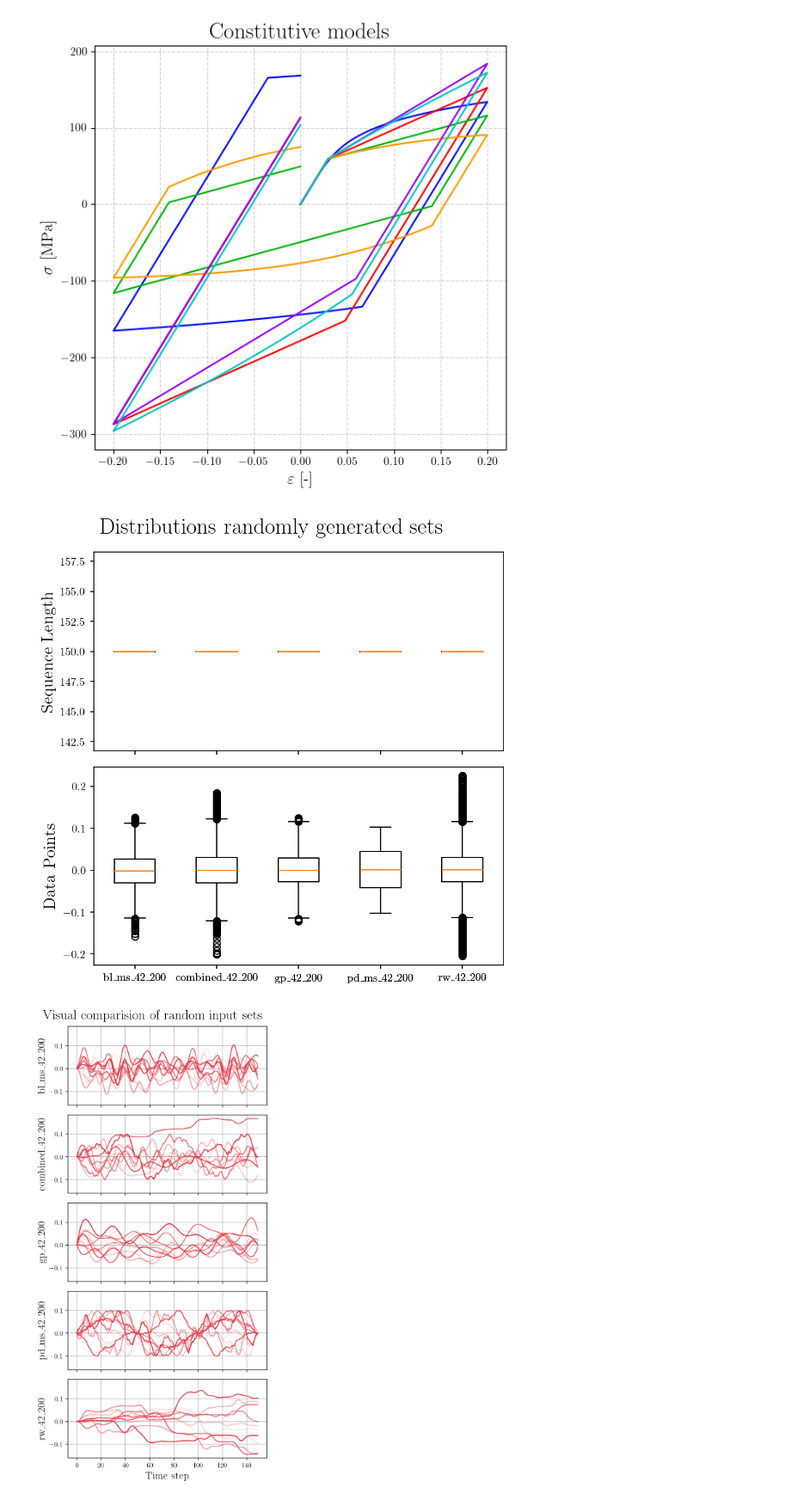
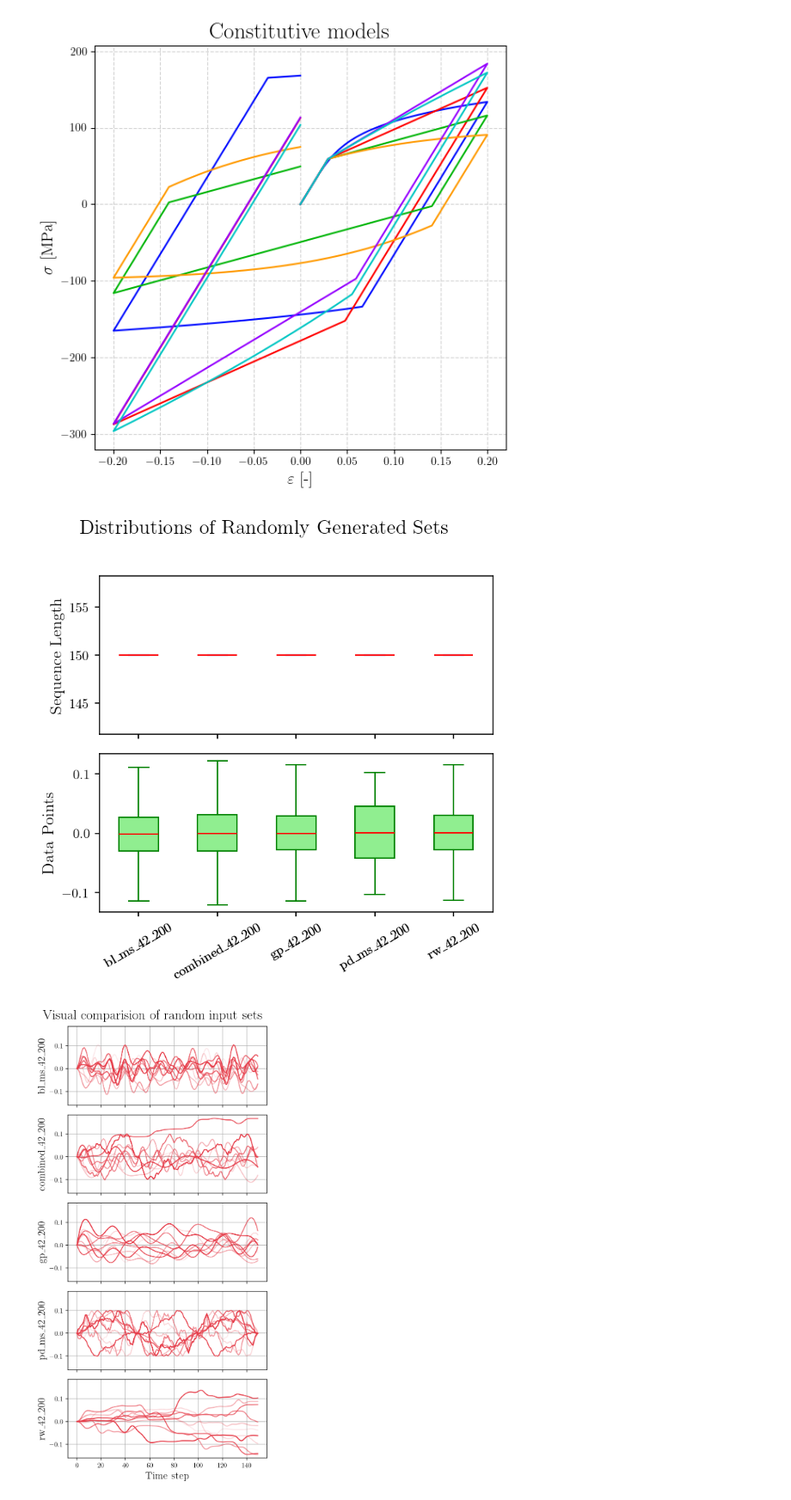
Before and after one commit to zsoca000/EP-neural-nets, a Jupyter notebook: notebooks/task0-data-visualization.ipynb, the cells around one changed output. Shown at 86% size. Saved outputs shown, nothing was run; the diff lists cells and outputs as text; code cells hidden in the pictures.

```diff
--- a/data/visualize.ipynb
+++ b/notebooks/task0-data-visualization.ipynb
@@ -30,33 +32,46 @@ plt.show()
 # %% [output]
 [figure]
 # %%
-folder_path = osp.join('input','random')
-files = os.listdir(folder_path)
-random_inputs = [InputsSignals(osp.join(folder_path,file)) for file in files]
+folder_path = Path('..','data','input','random')
+random_inputs = [InputsSignals(file) for file in folder_path.iterdir()]
 
-folder_path = osp.join('input','static')
-files = os.listdir(folder_path)
-static_inputs = [InputsSignals(osp.join(folder_path,file)) for file in files]
+folder_path = Path('..','data','input','static')
+static_inputs = [InputsSignals(file) for file in folder_path.iterdir()]
 # %%
-fig, ax = plt.subplots(2,figsize=(6, 6), dpi=150,sharex=True)
+fig, ax = plt.subplots(2, 1, figsize=(5, 5), dpi=150, sharex=True)
+fig.suptitle('Distributions of Randomly Generated Sets', fontsize=15)
 
-fig.suptitle('Distributions randomly generated sets',fontsize=20)
-
+# Sequence lengths
 ax[0].boxplot(
     [data.lengths for data in random_inputs],
     tick_labels=[data.name for data in random_inputs],
+    showfliers=False,   # hide outliers
+    patch_artist=True,  # fill boxes with color
+    boxprops=dict(facecolor='lightblue', color='blue'),
+    medianprops=dict(color='red'),
+    whiskerprops=dict(color='blue'),
+    capprops=dict(color='blue')
 )
-ax[0].set_ylabel('Sequence Length',fontsize=15)
+ax[0].set_ylabel('Sequence Length', fontsize=12)
 
+# Data points
 ax[1].boxplot(
     [np.concatenate(data_set.u_list) for data_set in random_inputs],
     tick_labels=[data_set.name for data_set in random_inputs],
+    showfliers=False,   # hide outliers
+    patch_artist=True,
+    boxprops=dict(facecolor='lightgreen', color='green'),
+    medianprops=dict(color='red'),
+    whiskerprops=dict(color='green'),
+    capprops=dict(color='green')
 )
-ax[1].set_ylabel('Data Points',fontsize=15)
-plt.tight_layout()
+ax[1].set_ylabel('Data Points', fontsize=12)
+
+plt.xticks(rotation=30)
+plt.tight_layout(rect=[0, 0, 1, 0.96])
 plt.show()
 # %% [output]
-[figure, old version]
+[figure, new version]
 # %%
 num = len(random_inputs)
 fig, ax = plt.subplots(num,figsize=(5,2*num), dpi=150,sharex=True,sharey=True)
```
Also changed, not shown: parts of 8 cells of this notebook, 28 other files.
